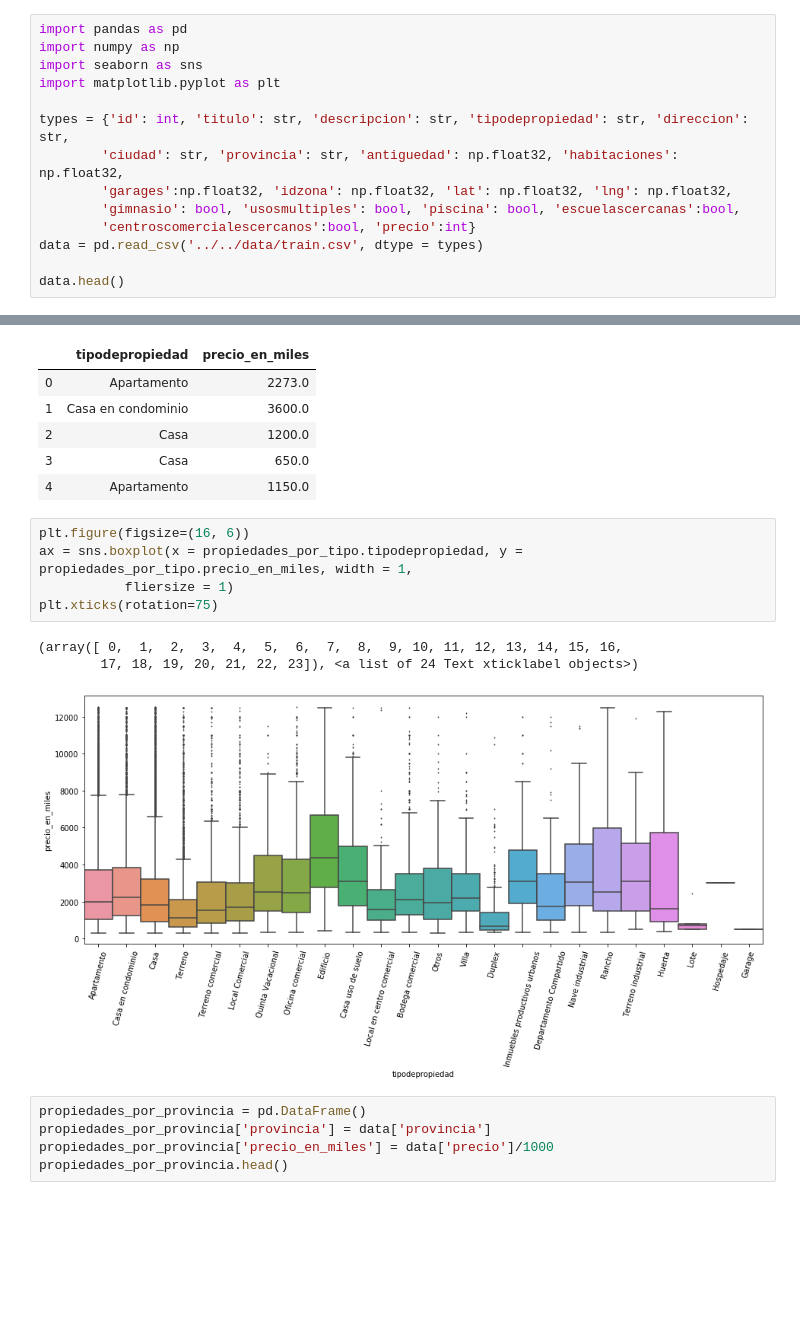
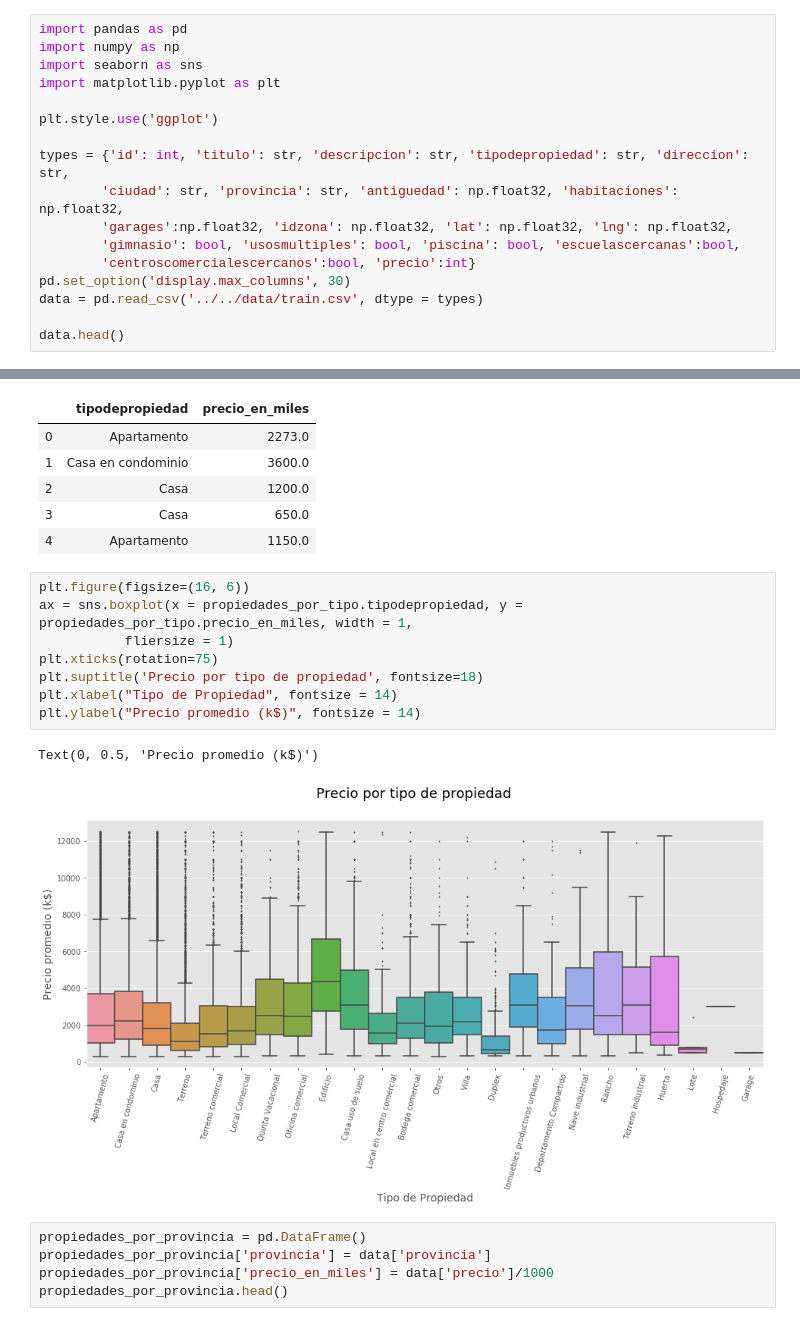
Before and after one commit to PBrrtrn/7506-organizacion-de-datos, a Jupyter notebook: src/exp/rango_de_precios.ipynb, the cells around one changed output, grey strips where cells are left out. Drawn from its saved outputs; the diff is of its cells as text; blank space fills up the shorter version.

Commit message:
Expandi y emprolije bastante la exploracion por precios

```diff
--- a/src/exp/rango_de_precios.ipynb
+++ b/src/exp/rango_de_precios.ipynb
@@ -4,11 +4,14 @@ import numpy as np
 import seaborn as sns
 import matplotlib.pyplot as plt
 
+plt.style.use('ggplot')
+
 types = {'id': int, 'titulo': str, 'descripcion': str, 'tipodepropiedad': str, 'direccion': str,
         'ciudad': str, 'provincia': str, 'antiguedad': np.float32, 'habitaciones': np.float32,
         'garages':np.float32, 'idzona': np.float32, 'lat': np.float32, 'lng': np.float32,
         'gimnasio': bool, 'usosmultiples': bool, 'piscina': bool, 'escuelascercanas':bool,
         'centroscomercialescercanos':bool, 'precio':int}
+pd.set_option('display.max_columns', 30)
 data = pd.read_csv('../../data/train.csv', dtype = types)
 
 data.head()
@@ -35,12 +37,14 @@ propiedades_por_tipo.head()
 # %%
 plt.figure(figsize=(16, 6))
 ax = sns.boxplot(x = propiedades_por_tipo.tipodepropiedad, y = propiedades_por_tipo.precio_en_miles, width = 1,
            fliersize = 1)
 plt.xticks(rotation=75)
+plt.suptitle('Precio por tipo de propiedad', fontsize=18)
+plt.xlabel("Tipo de Propiedad", fontsize = 14)
+plt.ylabel("Precio promedio (k$)", fontsize = 14)
 # %% [output]
-(array([ 0,  1,  2,  3,  4,  5,  6,  7,  8,  9, 10, 11, 12, 13, 14, 15, 16,
-        17, 18, 19, 20, 21, 22, 23]), <a list of 24 Text xticklabel objects>)
+Text(0, 0.5, 'Precio promedio (k$)')
-[figure, old version]
+[figure, new version]
 # %%
 propiedades_por_provincia = pd.DataFrame()
 propiedades_por_provincia['provincia'] = data['provincia']
```
Also changed, not shown: parts of 12 cells of this notebook.
